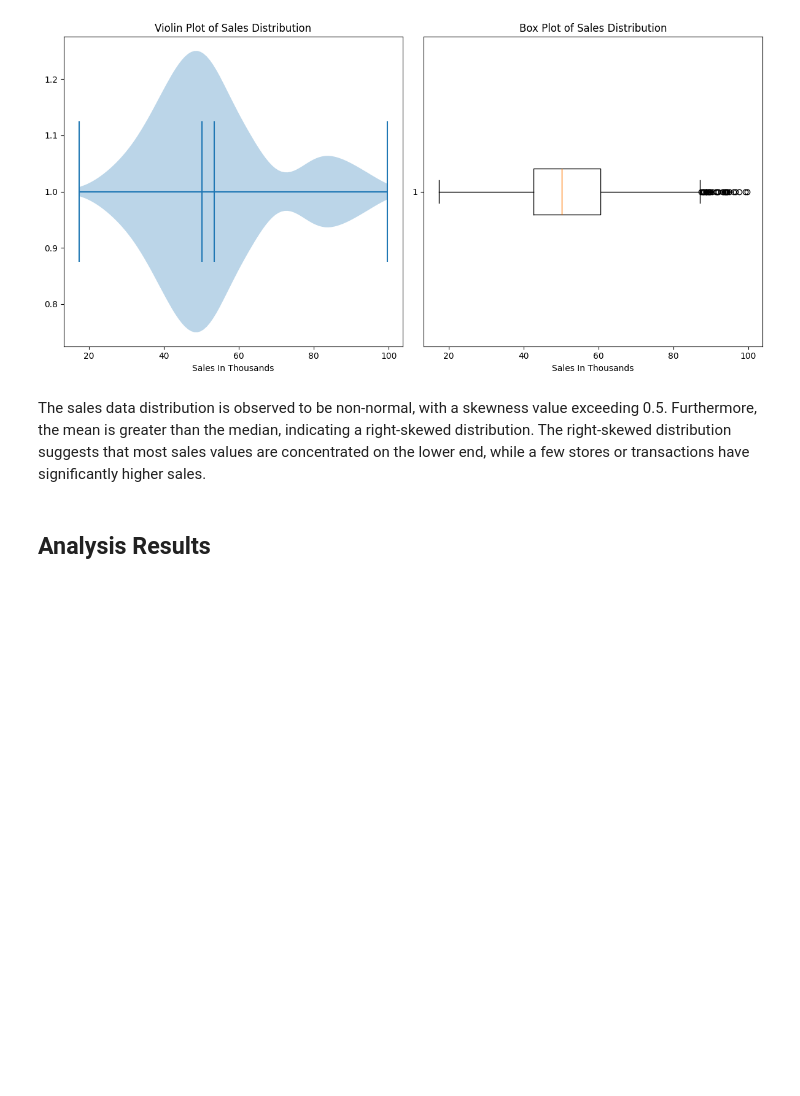
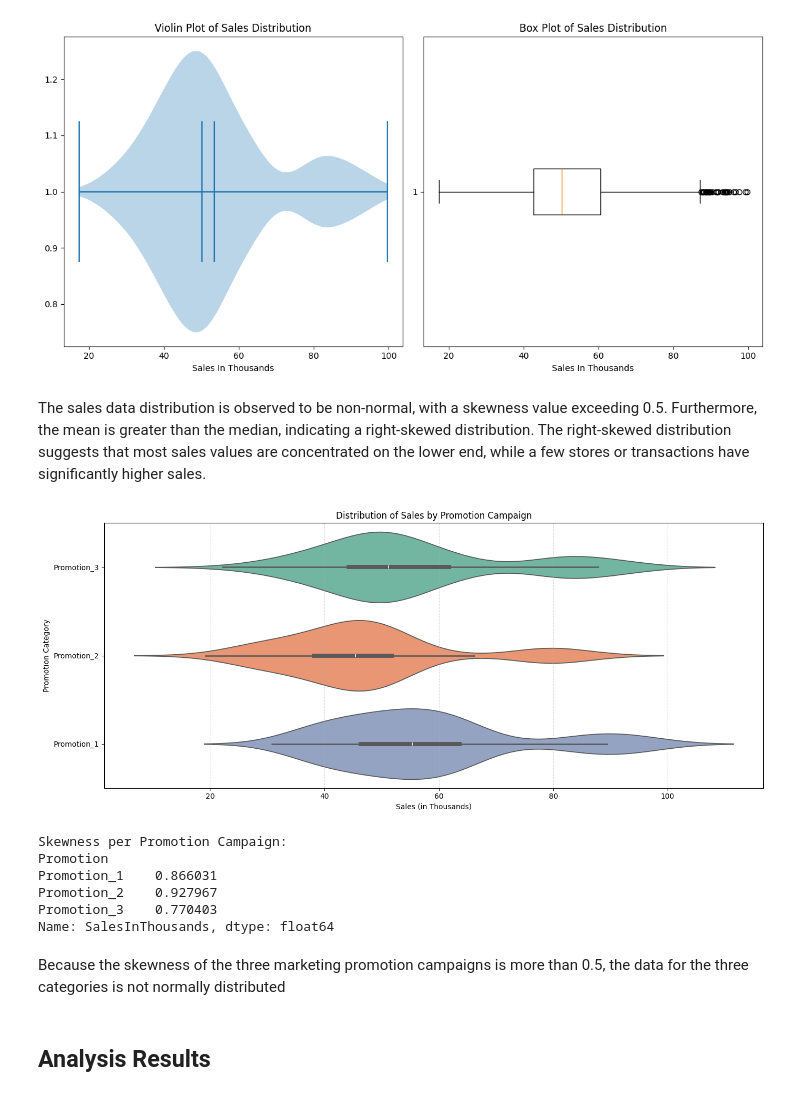
Before and after one commit to DestrianaR/Fast-Food-Marketing-Campaign-Analysis, a Jupyter notebook: notebook.ipynb, the cells around one changed output. Saved outputs shown, nothing was run; the diff lists cells and outputs as text; code cells hidden in the pictures; blank space fills up the shorter version.

```diff
--- a/notebook.ipynb
+++ b/notebook.ipynb
@@ -266,6 +266,44 @@ Number of Outliers : 33
 [figure]
 # %% [markdown]
 The sales data distribution is observed to be non-normal, with a skewness value exceeding 0.5. Furthermore, the mean is greater than the median, indicating a right-skewed distribution. The right-skewed distribution suggests that most sales values are concentrated on the lower end, while a few stores or transactions have significantly higher sales.
+# %%
+# Pastikan kolom tidak ada typo dan datanya bersih
+assert "SalesInThousands" in df.columns
+assert "Promotion" in df.columns
+
+plt.figure(figsize=(14, 6))
+
+# Violin Plot per kategori promosi
+sns.violinplot(
+    data=df,
+    x="SalesInThousands",
+    y="Promotion",
+    inner="box",  # tampilkan box plot di dalam violin
+    palette="Set2"
+)
+plt.title("Distribution of Sales by Promotion Campaign")
+plt.xlabel("Sales (in Thousands)")
+plt.ylabel("Promotion Category")
+plt.grid(axis='x', linestyle='--', alpha=0.5)
+plt.tight_layout()
+plt.show()
+
+# Menghitung skewness per kategori Promotion
+skewness_per_promotion = df.groupby('Promotion')['SalesInThousands'].apply(lambda x: x.skew())
+
+# Menampilkan skewness per kategori kampanye
+print("Skewness per Promotion Campaign:")
+print(skewness_per_promotion)
+# %% [output]
+[figure, added]
+Skewness per Promotion Campaign:
+Promotion
+Promotion_1    0.866031
+Promotion_2    0.927967
+Promotion_3    0.770403
+Name: SalesInThousands, dtype: float64
+# %% [markdown]
+Because the skewness of the three marketing promotion campaigns is more than 0.5, the data for the three categories is not normally distributed
 # %% [markdown]
 ## <b>Analysis Results</b>
 # %% [markdown]
```
Also changed, not shown: parts of 6 cells of this notebook.
